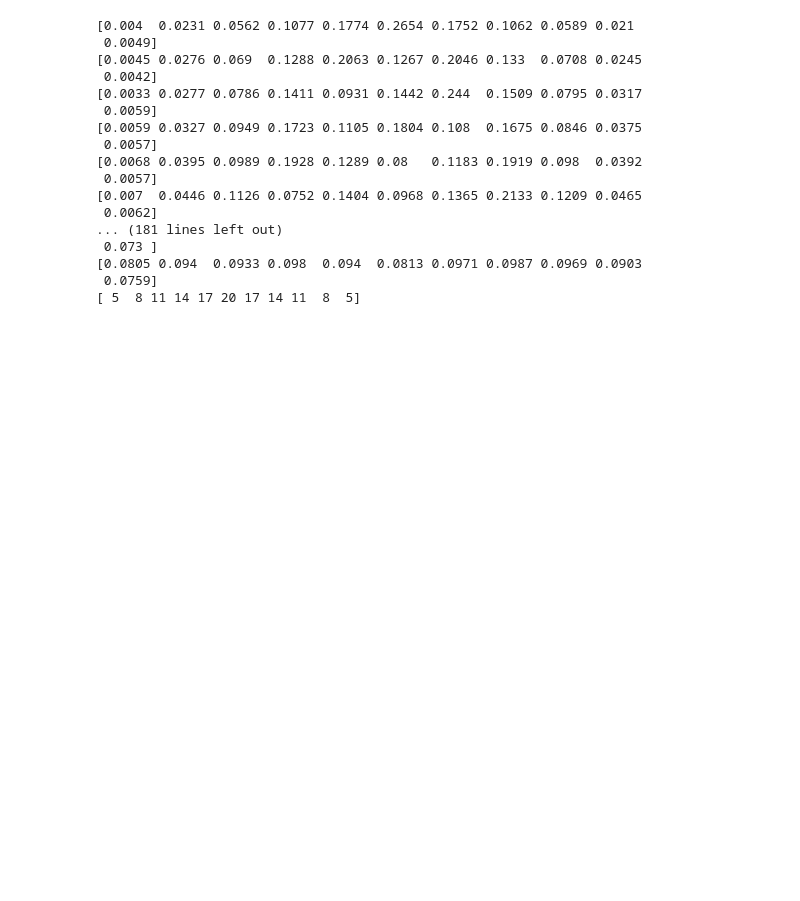
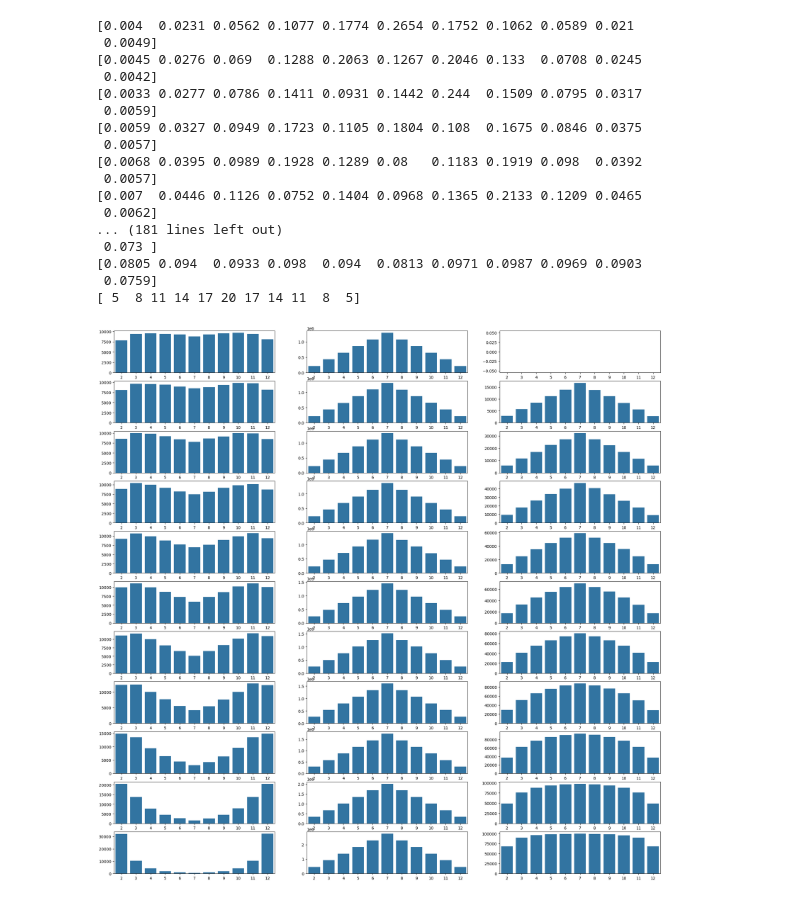
Before and after one commit to botto8502/horse_game_analysis, a Jupyter notebook: main.ipynb, the cells around one changed output. Cells and saved outputs as stored; diff of their text form; code cells hidden in the pictures; blank space fills up the shorter version.

Commit message:
Simulation w/ 2 elims

```diff
--- a/main.ipynb
+++ b/main.ipynb
@@ -238,3 +238,34 @@ print(sim_board)
 [0.0805 0.094  0.0933 0.098  0.094  0.0813 0.0971 0.0987 0.0969 0.0903
  0.0759]
 [ 5  8 11 14 17 20 17 14 11  8  5]
+# %%
+N = 100000
+BOARD = [5, 8, 11, 14, 17, 20, 17, 14, 11, 8, 5]
+results = np.zeros((11, 3, 11))
+
+for num_elim in range(0, 11):
+    winner_sum = np.zeros(11)
+    rolls_sum = np.zeros(11)
+    elim_sum = np.zeros(11)
+
+    for i in range(N):
+        winner, rolls, elim = game(BOARD, num_elim)
+        winner_sum[winner-2] += 1
+        rolls_sum += rolls
+        for val in elim:
+            elim_sum[val - 2] += 1
+
+    results[num_elim] = [winner_sum, rolls_sum, elim_sum]
+# %%
+grid_rows, grid_cols = 11, 3
+
+fig, axes = plt.subplots(grid_rows, grid_cols, figsize=(25, 25))
+x_axis = range(2, 13)
+for i in range(grid_rows):
+    for j in range(grid_cols):
+        ax = axes[i, j]
+        sn.barplot(x = x_axis, y = results[i, j], ax=ax)
+
+plt.show()
+# %% [output]
+[figure, added]
```
Also changed, not shown: parts of 3 cells of this notebook.
